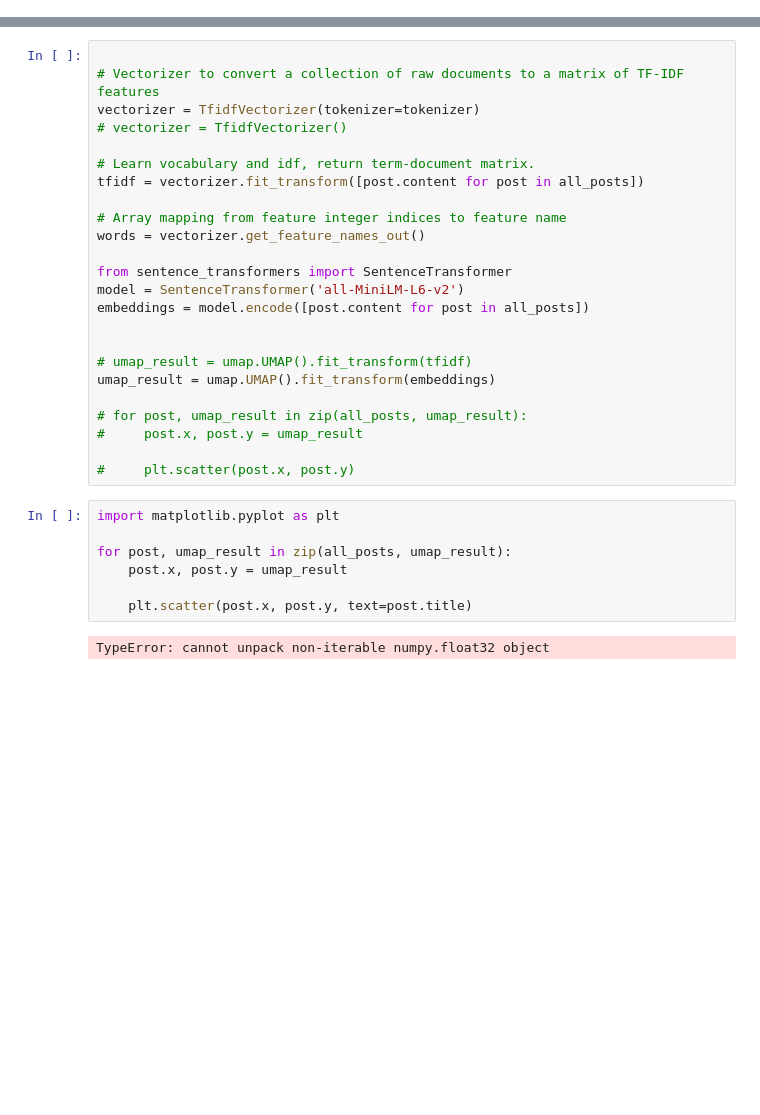
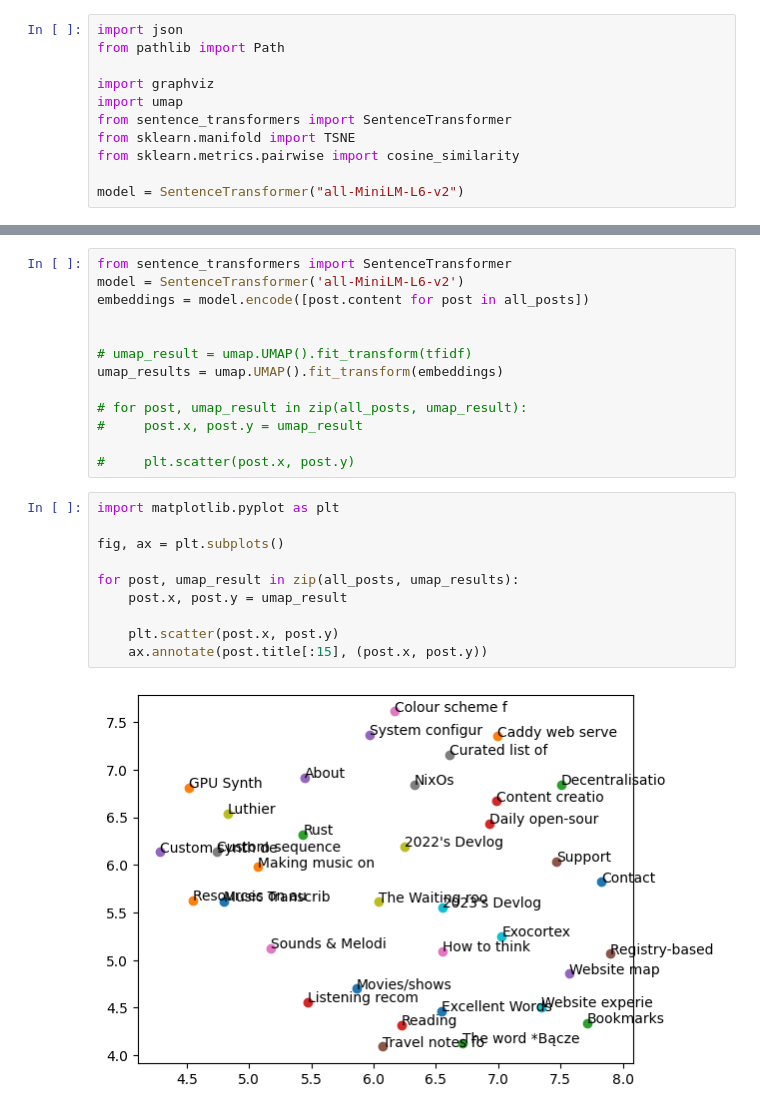
Before and after one commit to Wint3rmute/baczek.me, a Jupyter notebook: umap.ipynb, the cells around one changed output, grey strips where cells are left out. Saved outputs shown, nothing was run; the diff lists cells and outputs as text; blank space fills up the shorter version.

```diff
--- a/umap.ipynb
+++ b/umap.ipynb
@@ -36,0 +120,11 @@ all_posts[1].content
+# %%
+import json
+from pathlib import Path
+
+import graphviz
+import umap
+from sentence_transformers import SentenceTransformer
+from sklearn.manifold import TSNE
+from sklearn.metrics.pairwise import cosine_similarity
+
+model = SentenceTransformer("all-MiniLM-L6-v2")
@@ -37,22 +227,11 @@ all_posts[1].content
 # %%
-
-# Vectorizer to convert a collection of raw documents to a matrix of TF-IDF features
-vectorizer = TfidfVectorizer(tokenizer=tokenizer)
-# vectorizer = TfidfVectorizer()
-
-# Learn vocabulary and idf, return term-document matrix.
-tfidf = vectorizer.fit_transform([post.content for post in all_posts])
-
-# Array mapping from feature integer indices to feature name
-words = vectorizer.get_feature_names_out()
-
 from sentence_transformers import SentenceTransformer
 model = SentenceTransformer('all-MiniLM-L6-v2')
 embeddings = model.encode([post.content for post in all_posts])
 
 
 # umap_result = umap.UMAP().fit_transform(tfidf)
-umap_result = umap.UMAP().fit_transform(embeddings)
+umap_results = umap.UMAP().fit_transform(embeddings)
 
 # for post, umap_result in zip(all_posts, umap_result):
 #     post.x, post.y = umap_result
@@ -61,9 +240,12 @@ umap_result = umap.UMAP().fit_transform(embeddings)
 # %%
 import matplotlib.pyplot as plt
 
-for post, umap_result in zip(all_posts, umap_result):
+fig, ax = plt.subplots()
+
+for post, umap_result in zip(all_posts, umap_results):
     post.x, post.y = umap_result
 
-    plt.scatter(post.x, post.y, text=post.title)
+    plt.scatter(post.x, post.y)
+    ax.annotate(post.title[:15], (post.x, post.y))
 # %% [output]
-TypeError: cannot unpack non-iterable numpy.float32 object
+[figure, added]
```
Also changed, not shown: parts of 8 cells of this notebook, 4 other files.
